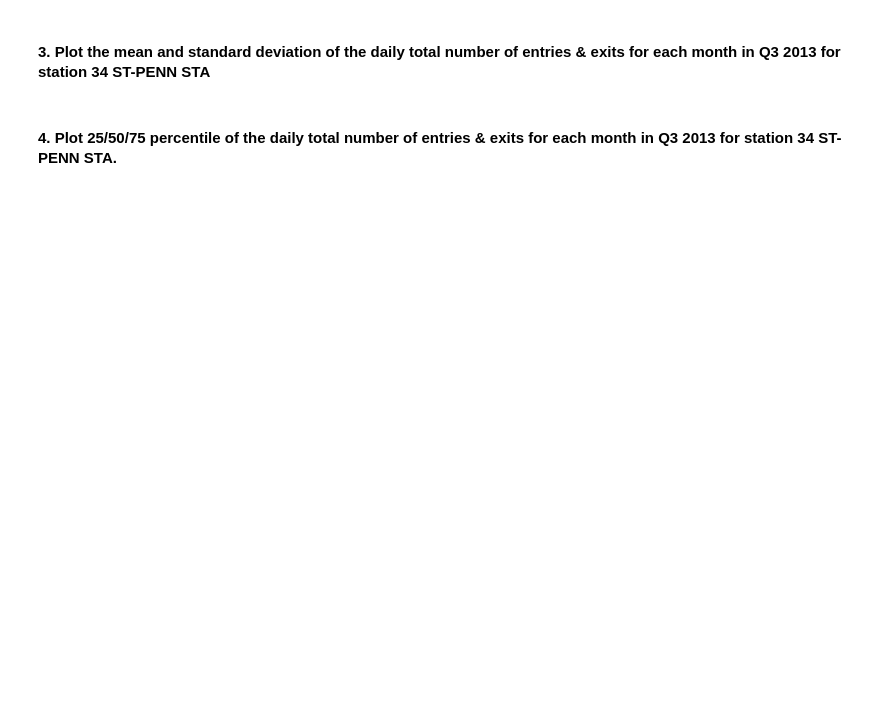
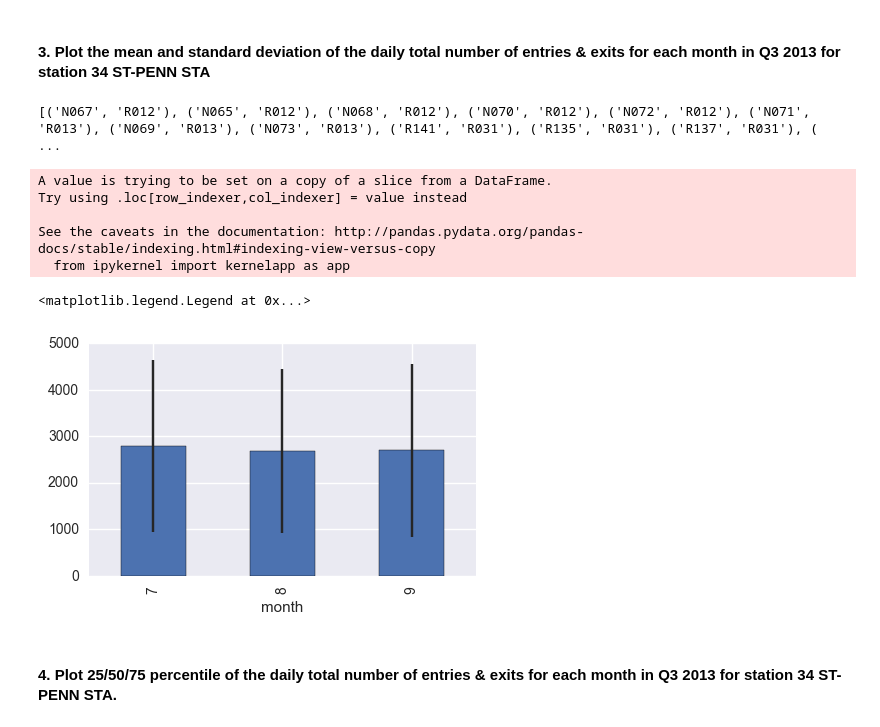
Before and after one commit to MiyainNYC/MTA, a Jupyter notebook: analysis.ipynb, the cells around one changed output. Saved outputs shown, nothing was run; the diff lists cells and outputs as text; code cells hidden in the pictures; blank space fills up the shorter version.

```diff
--- a/analysis.ipynb
+++ b/analysis.ipynb
@@ -538,6 +490,8 @@ with conPre:
 # %%
 with conPre:
     cur = conPre.cursor()
-    cur.execute("""select UNIT,[C/A] from remote where station = '34 ST-PENN STA'""")
+    cur.execute("""select [C/A],UNIT from remote where station = '34 ST-PENN STA'""")
     station = cur.fetchall()
 print(station)
+# %% [output]
+[('N067', 'R012'), ('N065', 'R012'), ('N068', 'R012'), ('N070', 'R012'), ('N072', 'R012'), ('N071', 'R013'), ('N069', 'R013'), ('N073', 'R013'), ('R141', 'R031'), ('R135', 'R031'), ('R137', 'R031'), ( ...
@@ -550,2 +498,22 @@ with conPre:
+# %%
+list_S = list(map(lambda x: x[0]+'-'+x[1],station))
+# %%
+Q3pEN_df = turnstile_r_dfQ3[turnstile_r_dfQ3['station'].isin(list_S)]
+Q3pEN_df["month"] = list(map(lambda x:x.month,Q3pEN_df['date']))
+# %% [output]
+A value is trying to be set on a copy of a slice from a DataFrame.
+Try using .loc[row_indexer,col_indexer] = value instead
+
+See the caveats in the documentation: http://pandas.pydata.org/pandas-docs/stable/indexing.html#indexing-view-versus-copy
+  from ipykernel import kernelapp as app
+# %%
+gp = Q3pEN_df[['month',0]].groupby('month')
+mean = gp.mean()
+std = gp.std()
+ax = mean.plot(yerr=std,kind='bar',figsize = (5,3))
+plt.legend([])
+# %% [output]
+<matplotlib.legend.Legend at 0x...>
+[figure, added]
 # %% [markdown]
 #### 4.   Plot 25/50/75 percentile of the daily total number of entries & exits for each month in Q3 2013 for station 34 ST-PENN STA.
```
Also changed, not shown: parts of 72 cells of this notebook.
